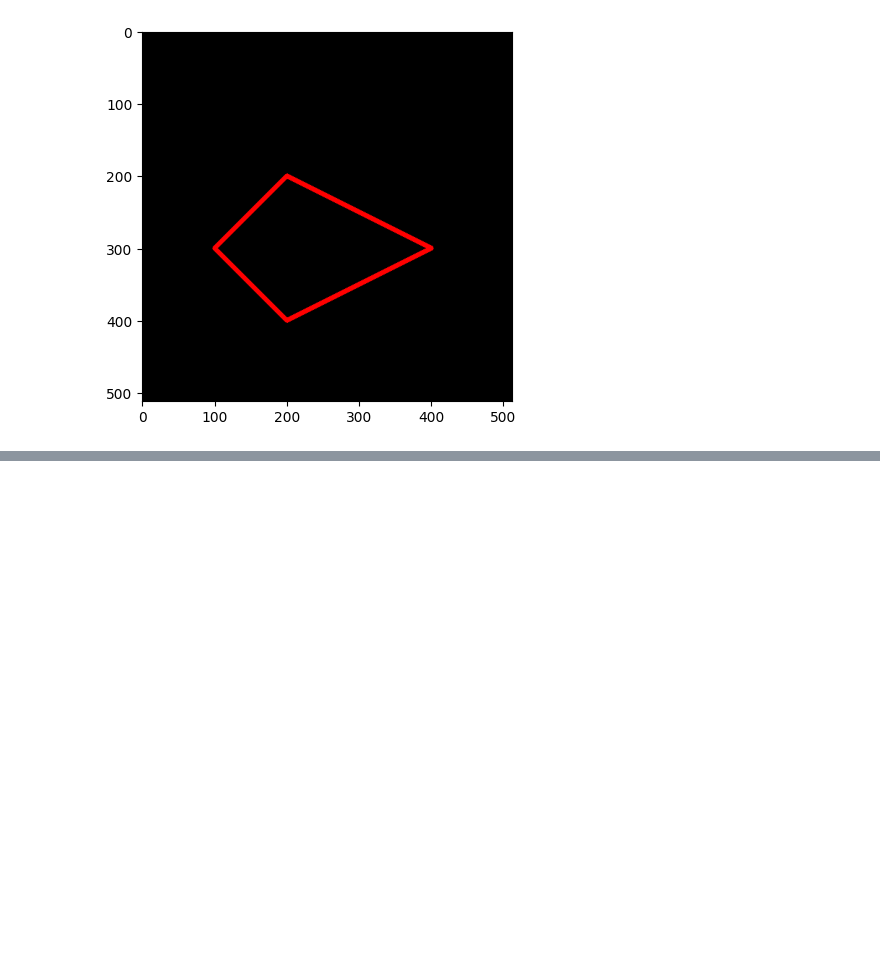
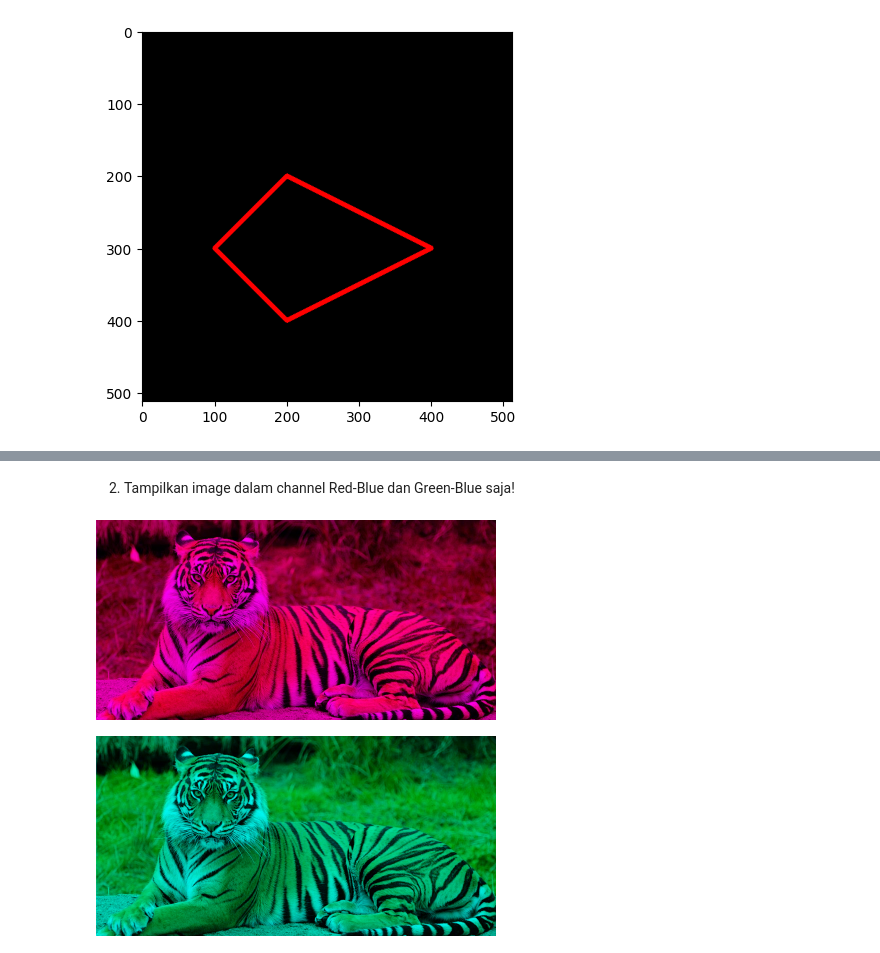
Before and after one commit to MuizzuddinRifqi/2141720027-PCVK-2023, a Jupyter notebook: Pertemuan-02/Pertemuan_02.ipynb, the cells around one changed output, grey strips where cells are left out. Cells and saved outputs as stored; diff of their text form; code cells hidden in the pictures; blank space fills up the shorter version.

```diff
--- a/Pertemuan-02/Pertemuan_02.ipynb
+++ b/Pertemuan-02/Pertemuan_02.ipynb
@@ -137,0 +193,17 @@ plt.imshow(black_img2)
+# %% [markdown]
+2. Tampilkan image dalam channel Red-Blue dan Green-Blue saja!
+# %%
+path = '/content/drive/Othercomputers/TOSHIBA/01. KULIAH POLINEMA/SEMESTER 5/07. PENGOLAHAN CITRA DAN VISI KOMPUTER/Images/macan.jpg'
+tiger = cv.imread(path)
+tiger = cv.resize(tiger,(400,200))
+
+red_blue_image = tiger.copy()
+red_blue_image[:, :, 1] = 0
+cv2_imshow(red_blue_image)
+
+green_blue_image = tiger.copy()
+green_blue_image[:, :, 2] = 0
+cv2_imshow(green_blue_image)
+# %% [output]
+[figure, added]
+[figure, added]
```
Also changed, not shown: parts of 14 cells of this notebook.
